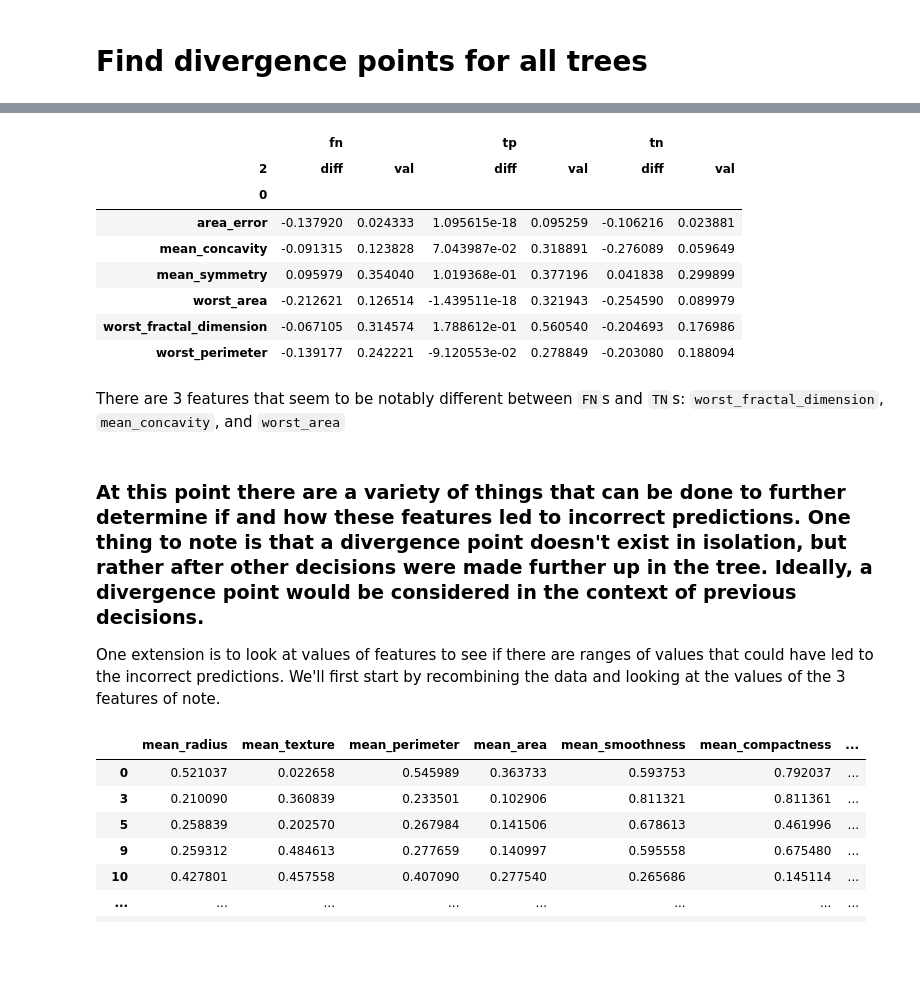
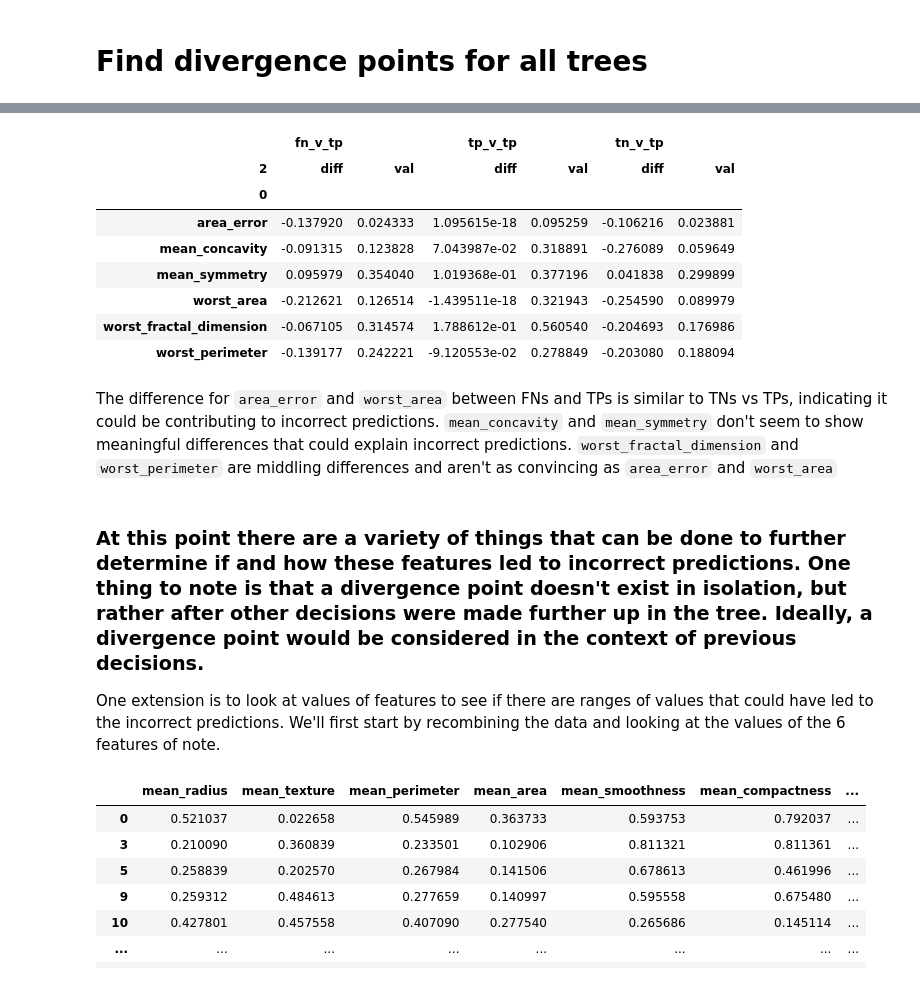
Before and after one commit to raom1/understanding-random-forest-classifiers, a Jupyter notebook: random_forest_classification_errors.ipynb, the cells around one changed output, grey strips where cells are left out. Saved outputs shown, nothing was run; the diff lists cells and outputs as text; code cells hidden in the pictures; blank space fills up the shorter version.

```diff
--- a/random_forest_classification_errors.ipynb
+++ b/random_forest_classification_errors.ipynb
@@ -564,9 +560,9 @@ for k, v in divergence_feat_tp_diff.items():
 # %% [markdown]
 Put the data in a dataframe to make it easier to compare divergence differences
 # %%
-tp_div_df = pd.DataFrame(divergence_feat_tp_diff, index = ["tp"]).T
-fn_div_df = pd.DataFrame(divergence_feat_fn_diff, index = ["fn"]).T
+tp_div_df = pd.DataFrame(divergence_feat_tp_diff, index = ["tp_v_tp"]).T
+fn_div_df = pd.DataFrame(divergence_feat_fn_diff, index = ["fn_v_tp"]).T
 compare_tp_div_df = pd.merge(fn_div_df, tp_div_df, how = 'left', left_index = True, right_index = True)
-compare_tp_div_df['diff'] = abs(compare_tp_div_df['fn'] - compare_tp_div_df['tp'])
+compare_tp_div_df['diff'] = abs(compare_tp_div_df['fn_v_tp'] - compare_tp_div_df['tp_v_tp'])
 compare_tp_div_df.sort_values('diff', ascending = False)
 # %% [output]
@@ -593,7 +589,7 @@ divergence_feat_tn_diff = calc_divergence_difference(combos_tn)
 for k, v in divergence_feat_tn_diff.items():
     divergence_feat_tn_diff[k] = np.mean(v)
 
-tn_div_df = pd.DataFrame(divergence_feat_tn_diff, index = ["tn"]).T
+tn_div_df = pd.DataFrame(divergence_feat_tn_diff, index = ["tn_v_tp"]).T
 
 compare_tp_tn_div_df = pd.merge(compare_tp_div_df, tn_div_df, how = 'left', left_index = True, right_index = True)
 compare_tp_tn_div_df
@@ -614,7 +610,7 @@ compare_tp_tn_div_df
 # %%
 def calc_divergence_value_difference(combos):
     divergence_feat_dif = {}
-    for _, c in enumerate(combos):
+    for c in combos:
         c = list(zip(*c))
         for ind, (f, t) in enumerate(c):
             if f['feature'] != t['feature']:
@@ -714,15 +695,15 @@ Index(['area_error_diff', 'area_error_val', 'worst_area_diff',
 # %%
 # Clean up the dataframe a little
 
 compare_tp_tn_div_df = compare_tp_tn_div_df.reset_index()
 
-compare_tp_tn_div_df.columns = ['feat', 'fn', 'tp', 'tn']
+compare_tp_tn_div_df.columns = ['feat', 'fn_v_tp', 'tp_v_tp', 'tn_v_tp']
 
-compare_tp_tn_fn = pd.concat([compare_tp_tn_div_df['feat'].str.rpartition('_')[[0, 2]], compare_tp_tn_div_df[['fn', 'tp', 'tn']]], axis = 1).pivot(0, 2)
+compare_tp_tn_fn = pd.concat([compare_tp_tn_div_df['feat'].str.rpartition('_')[[0, 2]], compare_tp_tn_div_df[['fn_v_tp', 'tp_v_tp', 'tn_v_tp']]], axis = 1).pivot(0, 2)
 
 compare_tp_tn_fn
 # %% [output]
-|  | fn |  | tp |  | tn |  |
+|  | fn_v_tp |  | tp_v_tp |  | tn_v_tp |  |
 | 2 | diff | val | diff | val | diff | val |
 | 0 |  |  |  |  |  |  |
 | area_error | -0.137920 | 0.024333 | 1.095615e-18 | 0.095259 | -0.106216 | 0.023881 |
@@ -731,12 +712,12 @@ compare_tp_tn_fn
 | worst_area | -0.212621 | 0.126514 | -1.439511e-18 | 0.321943 | -0.254590 | 0.089979 |
 | worst_fractal_dimension | -0.067105 | 0.314574 | 1.788612e-01 | 0.560540 | -0.204693 | 0.176986 |
 | worst_perimeter | -0.139177 | 0.242221 | -9.120553e-02 | 0.278849 | -0.203080 | 0.188094 |
-# %% [markdown]
-There are 3 features that seem to be notably different between `FN`s and `TN`s: `worst_fractal_dimension`, `mean_concavity`, and `worst_area`
+# %% [markdown]
+The difference for `area_error` and `worst_area` between FNs and TPs is similar to TNs vs TPs, indicating it could be contributing to incorrect predictions. `mean_concavity` and `mean_symmetry` don't seem to show meaningful differences that could explain incorrect predictions. `worst_fractal_dimension` and `worst_perimeter` are middling differences and aren't as convincing as `area_error` and `worst_area`
 # %% [markdown]
 ### At this point there are a variety of things that can be done to further determine if and how these features led to incorrect predictions. One thing to note is that a divergence point doesn't exist in isolation, but rather after other decisions were made further up in the tree. Ideally, a divergence point would be considered in the context of previous decisions.
 
-One extension is to look at values of features to see if there are ranges of values that could have led to the incorrect predictions. We'll first start by recombining the data and looking at the values of the 3 features of note.
+One extension is to look at values of features to see if there are ranges of values that could have led to the incorrect predictions. We'll first start by recombining the data and looking at the values of the 6 features of note.
 # %%
 test['split'] = 'test'
 train['split'] = 'train'
```
Also changed, not shown: parts of 29 cells of this notebook.
